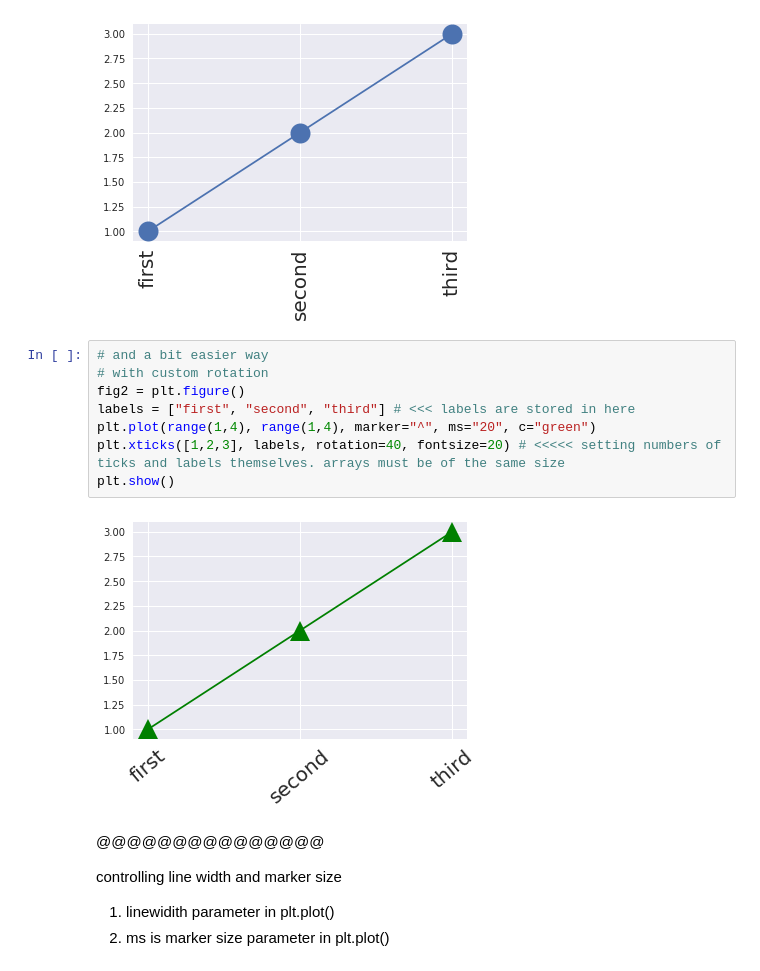
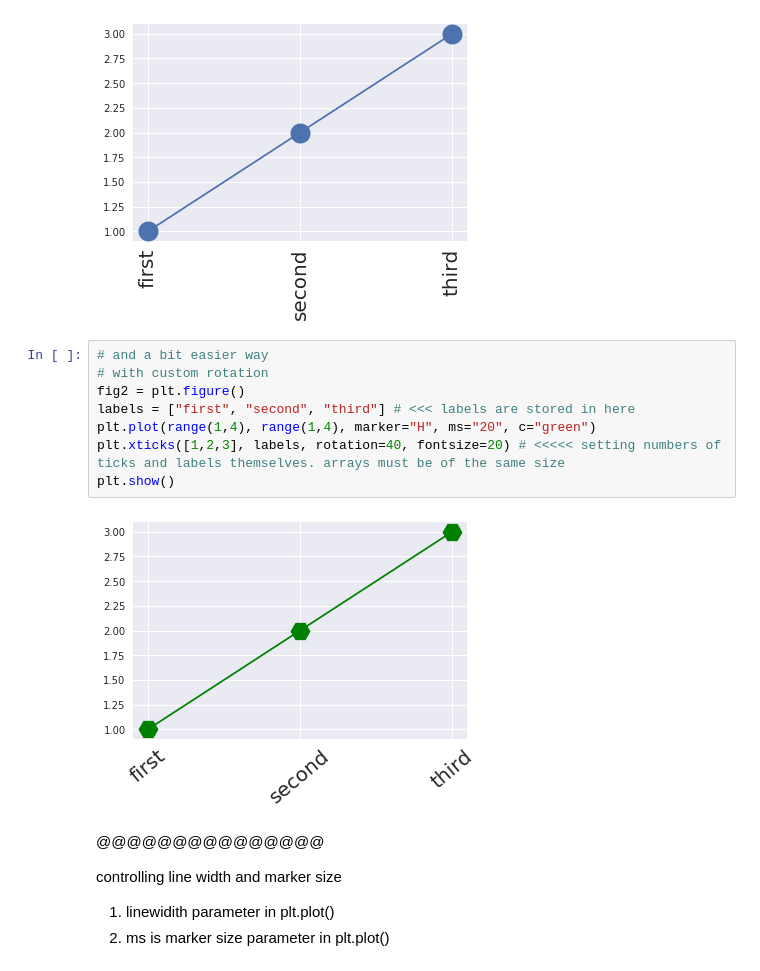
Before and after one commit to babinyurii/cheet_sheets, a Jupyter notebook: matplotlib_cheet_sheet.ipynb, the cells around one changed output. Cells and saved outputs as stored; diff of their text form.

```diff
--- a/matplotlib_cheet_sheet.ipynb
+++ b/matplotlib_cheet_sheet.ipynb
@@ -74,13 +74,13 @@ plt.show()
 # %%
 # and a bit easier way
 # with custom rotation
 fig2 = plt.figure()
 labels = ["first", "second", "third"] # <<< labels are stored in here
-plt.plot(range(1,4), range(1,4), marker="^", ms="20", c="green")
+plt.plot(range(1,4), range(1,4), marker="H", ms="20", c="green")
 plt.xticks([1,2,3], labels, rotation=40, fontsize=20) # <<<<< setting numbers of ticks and labels themselves. arrays must be of the same size
 plt.show()
 # %% [output]
-[figure, old version]
+[figure, new version]
 # %% [markdown]
 @@@@@@@@@@@@@@@
 
```
Also changed, not shown: parts of 10 cells of this notebook.
